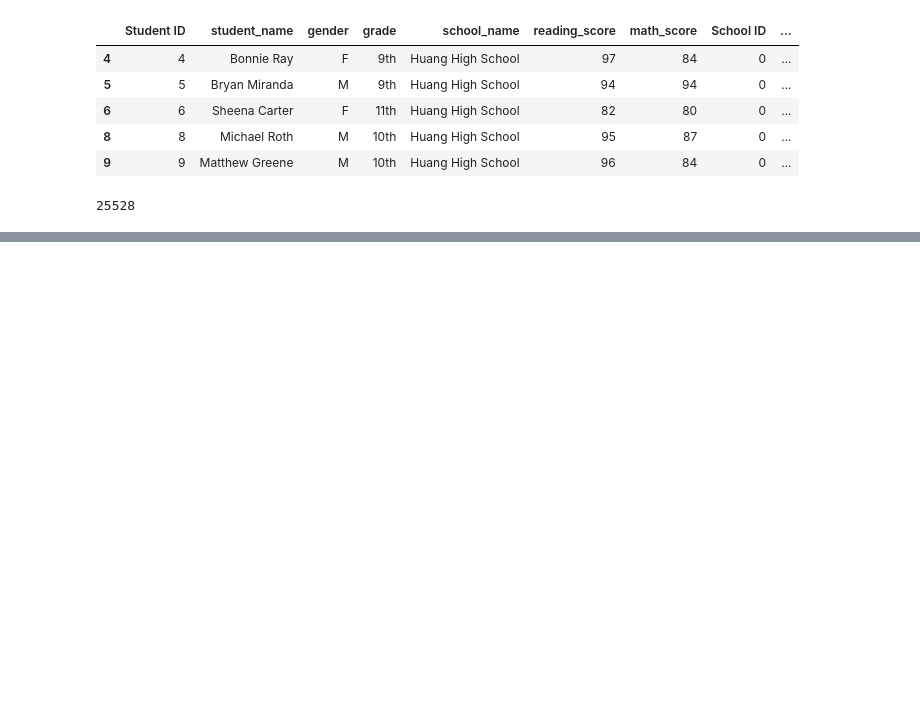
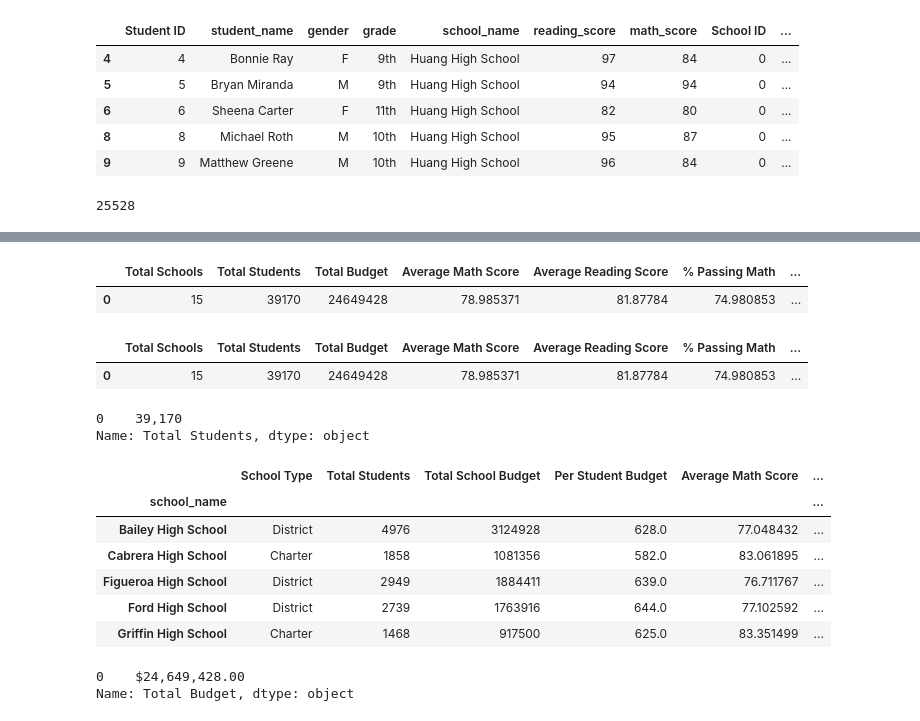
Before and after one commit to jinjerrrr/School_District_Analysis, a Jupyter notebook: PyCitySchools.ipynb, the cells around one changed output, grey strips where cells are left out. Saved outputs shown, nothing was run; the diff lists cells and outputs as text; code cells hidden in the pictures; blank space fills up the shorter version.

```diff
--- a/PyCitySchools.ipynb
+++ b/PyCitySchools.ipynb
@@ -165,0 +239,5 @@ total_budget
+# %%
+# Calculate the students who passed both math and reading.
+per_passing_math_reading = school_data_complete_df[(school_data_complete_df["math_score"] >= 70) & (school_data_complete_df["reading_score"] >= 70)]
+
+per_passing_math_reading.head()
@@ -189,6 +271,12 @@ passing_math.head()
 | 5 | 5 | Bryan Miranda | M | 9th | Huang High School | 94 | 94 | 0 | ... |
 | 6 | 6 | Sheena Carter | F | 11th | Huang High School | 82 | 80 | 0 | ... |
 | 8 | 8 | Michael Roth | M | 10th | Huang High School | 95 | 87 | 0 | ... |
+# %%
+# Calculate the number of students who passed both math and reading.
+per_passing_math_reading = per_passing_math_reading.groupby(["school_name"]).count()["student_name"]
+# %%
+# Calculate the overall passing percentage.
+per_overall_passing_percentage = per_passing_math_reading / per_school_counts * 100
 # %%
 # Get all the students that are passing reading in a new DataFrame.
 passing_reading = school_data_complete_df[school_data_complete_df["reading_score"] >= 70]
@@ -249,0 +325,4 @@ dtype: float64
+# %%
+# Determine the school type.
+per_school_types = school_data_df.set_index(["school_name"])["type"]
+per_school_types
@@ -249,0 +347,64 @@ dtype: float64
+# %%
+# Adding a list of values with keys to create a new DataFrame.
+district_summary_df = pd.DataFrame(
+          [{"Total Schools": school_count,
+          "Total Students": student_count,
+          "Total Budget": total_budget,
+          "Average Math Score": average_math_score,
+          "Average Reading Score": average_reading_score,
+          "% Passing Math": passing_math_percentage,
+         "% Passing Reading": passing_reading_percentage,
+        "% Overall Passing": overall_passing_percentage}])
+district_summary_df
+# %% [output]
+|  | Total Schools | Total Students | Total Budget | Average Math Score | Average Reading Score | % Passing Math | ... |
+| 0 | 15 | 39170 | 24649428 | 78.985371 | 81.87784 | 74.980853 | ... |
+# %%
+# Reorder the columns in the order you want them to appear.
+new_column_order = ["Total Schools", "Total Students", "Total Budget","Average Math Score", "Average Reading Score", "% Passing Math", "% Passing Reading", "% Overall Passing"]
+
+# Assign district summary df the new column order.
+district_summary_df = district_summary_df[new_column_order]
+district_summary_df
+# %% [output]
+|  | Total Schools | Total Students | Total Budget | Average Math Score | Average Reading Score | % Passing Math | ... |
+| 0 | 15 | 39170 | 24649428 | 78.985371 | 81.87784 | 74.980853 | ... |
+# %%
+# Format the "Total Students" to have the comma for a thousands separator.
+district_summary_df["Total Students"] = district_summary_df["Total Students"].map("{:,}".format)
+
+district_summary_df["Total Students"]
+# %% [output]
+0    39,170
+Name: Total Students, dtype: object
+# %%
+# Adding a list of values with keys to create a new DataFrame.
+
+per_school_summary_df = pd.DataFrame({
+             "School Type": per_school_types,
+             "Total Students": per_school_counts,
+             "Total School Budget": per_school_budget,
+             "Per Student Budget": per_school_capita,
+             "Average Math Score": per_school_math,
+           "Average Reading Score": per_school_reading,
+           "% Passing Math": per_school_passing_math,
+           "% Passing Reading": per_school_passing_reading,
+           "% Overall Passing": per_overall_passing_percentage})
+per_school_summary_df.head()
+# %% [output]
+|  | School Type | Total Students | Total School Budget | Per Student Budget | Average Math Score | ... |
+| school_name |  |  |  |  |  | ... |
+| Bailey High School | District | 4976 | 3124928 | 628.0 | 77.048432 | ... |
+| Cabrera High School | Charter | 1858 | 1081356 | 582.0 | 83.061895 | ... |
+| Figueroa High School | District | 2949 | 1884411 | 639.0 | 76.711767 | ... |
+| Ford High School | District | 2739 | 1763916 | 644.0 | 77.102592 | ... |
+| Griffin High School | Charter | 1468 | 917500 | 625.0 | 83.351499 | ... |
+# %%
+# Format "Total Budget" to have the comma for a thousands separator, a decimal separator, and a "$".
+
+district_summary_df["Total Budget"] = district_summary_df["Total Budget"].map("${:,.2f}".format)
+
+district_summary_df["Total Budget"]
+# %% [output]
+0    $24,649,428.00
+Name: Total Budget, dtype: object
```
Also changed, not shown: parts of 22 cells of this notebook, 3 other files.
